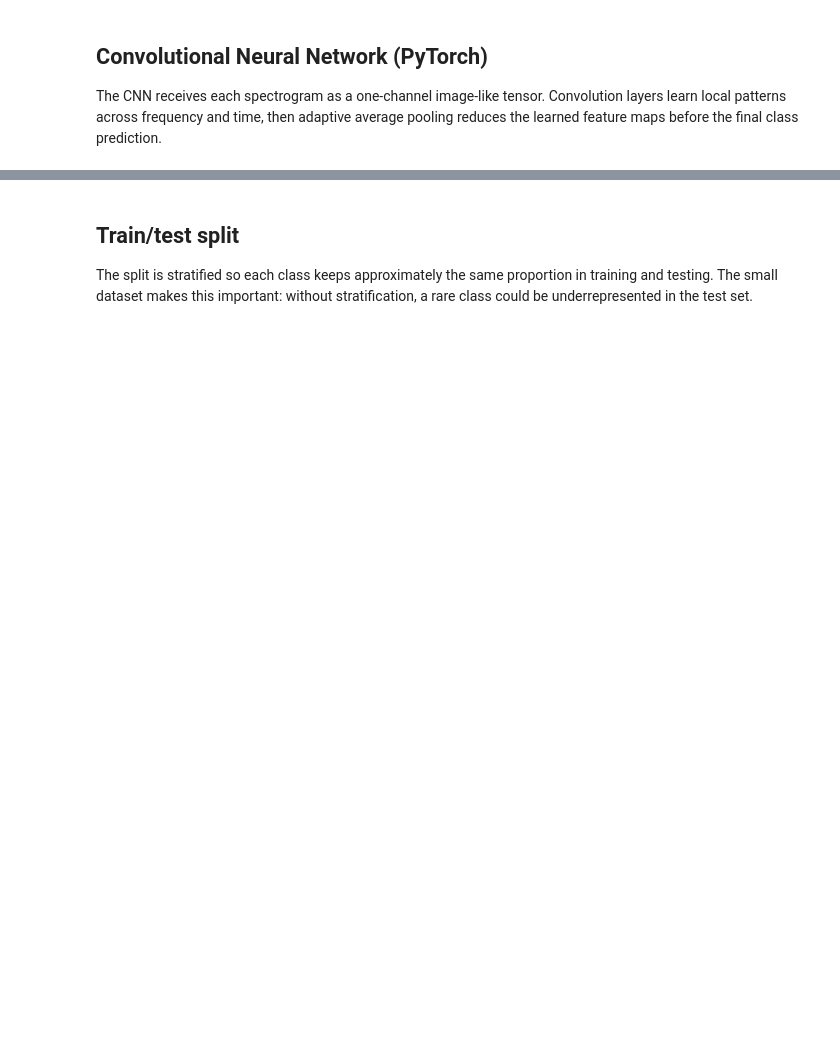
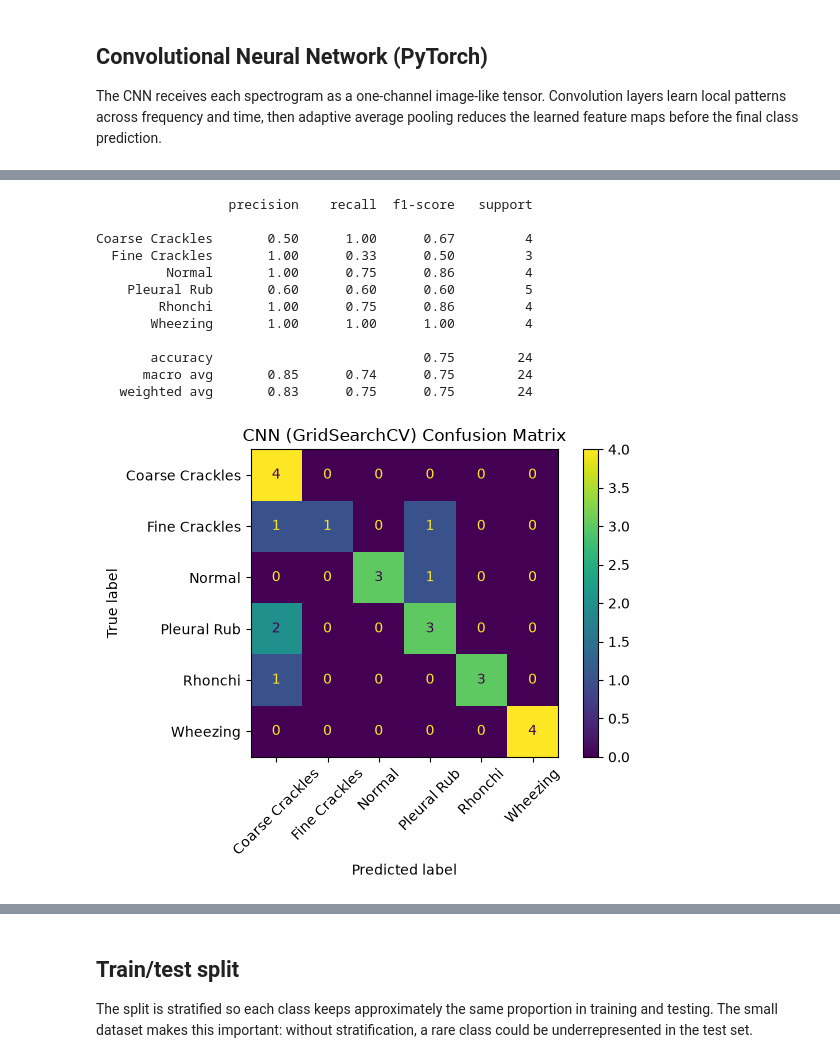
Before and after one commit to AnthonyCarrollJr/ML_Project2, a Jupyter notebook: main.ipynb, the cells around one changed output, grey strips where cells are left out. Drawn from its saved outputs; the diff is of its cells as text; code cells hidden in the pictures; blank space fills up the shorter version.

```diff
--- a/main.ipynb
+++ b/main.ipynb
@@ -247,0 +283,34 @@ class LungCNN(nn.Module):
+# %%
+X_cnn = np.stack([to_melspec(path)[None, ...] for path, _ in recs]).astype(np.float32)
+y_cnn = np.array([label for _, label in recs]).astype(np.int64)
+
+Xc_train, Xc_test, yc_train, yc_test = train_test_split(
+    X_cnn, y_cnn, test_size=0.25, stratify=y_cnn, random_state=RANDOM_STATE
+)
+
+cnn_device = "cuda" if torch.cuda.is_available() else "cpu"
+
+cnn_net = NeuralNetClassifier(
+    LungCNN,
+    max_epochs=100,
+    optimizer=torch.optim.Adam,
+    criterion=nn.CrossEntropyLoss,
+    callbacks=[("early_stop", EarlyStopping(patience=10))],
+    device=cnn_device,
+    verbose=0,
+    train_split=ValidSplit(cv=0.2, stratified=True, random_state=RANDOM_STATE),
+)
+
+cnn_param_grid = {
+    "lr": [1e-3, 1e-2],
+    "optimizer__weight_decay": [1e-4, 1e-3],
+    "module__dropout": [0.30, 0.50],
+    "batch_size": [8, 16],
+}
+
+cnn_grid_cv = StratifiedKFold(n_splits=5, shuffle=True, random_state=RANDOM_STATE)
+cnn_grid = GridSearchCV(cnn_net, cnn_param_grid, cv=cnn_grid_cv, scoring="accuracy", n_jobs=1)
+cnn_grid.fit(Xc_train, yc_train)
+
+print("Best params:", cnn_grid.best_params_)
+print("Best CV accuracy: %.3f" % cnn_grid.best_score_)
@@ -247,0 +324,23 @@ class LungCNN(nn.Module):
+# %%
+best_cnn = cnn_grid.best_estimator_
+cnn_grid_pred = best_cnn.predict(Xc_test)
+
+print(classification_report(yc_test, cnn_grid_pred, target_names=CLASSES, zero_division=0))
+ConfusionMatrixDisplay.from_predictions(yc_test, cnn_grid_pred, display_labels=CLASSES, xticks_rotation=45)
+plt.title("CNN (GridSearchCV) Confusion Matrix")
+plt.tight_layout()
+plt.show()
+# %% [output]
+                 precision    recall  f1-score   support
+
+Coarse Crackles       0.50      1.00      0.67         4
+  Fine Crackles       1.00      0.33      0.50         3
+         Normal       1.00      0.75      0.86         4
+    Pleural Rub       0.60      0.60      0.60         5
+        Rhonchi       1.00      0.75      0.86         4
+       Wheezing       1.00      1.00      1.00         4
+
+       accuracy                           0.75        24
+      macro avg       0.85      0.74      0.75        24
+   weighted avg       0.83      0.75      0.75        24
+[figure, added]
```
Also changed, not shown: parts of 16 cells of this notebook.
